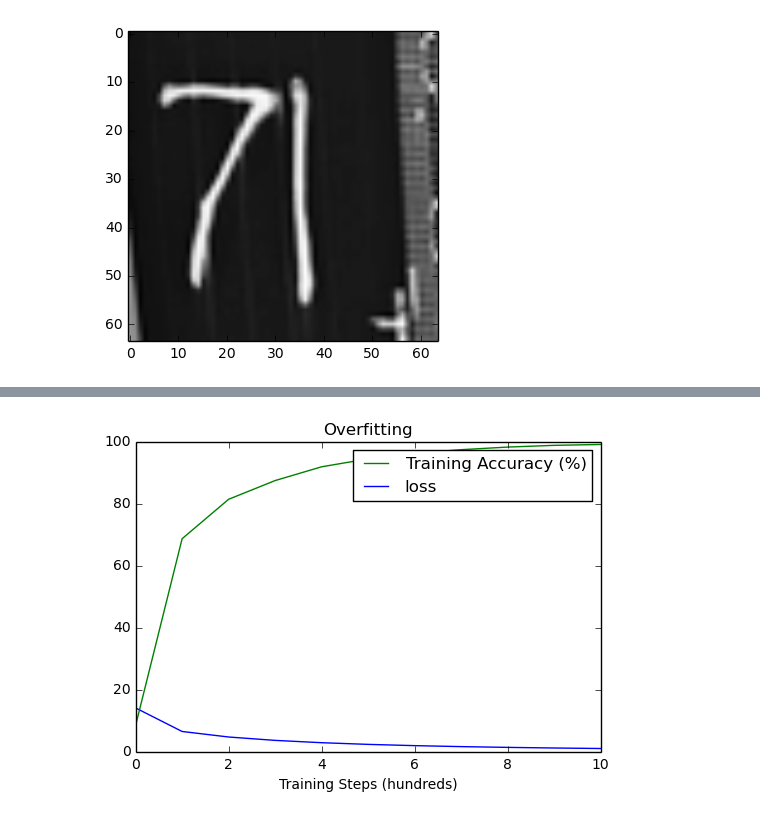
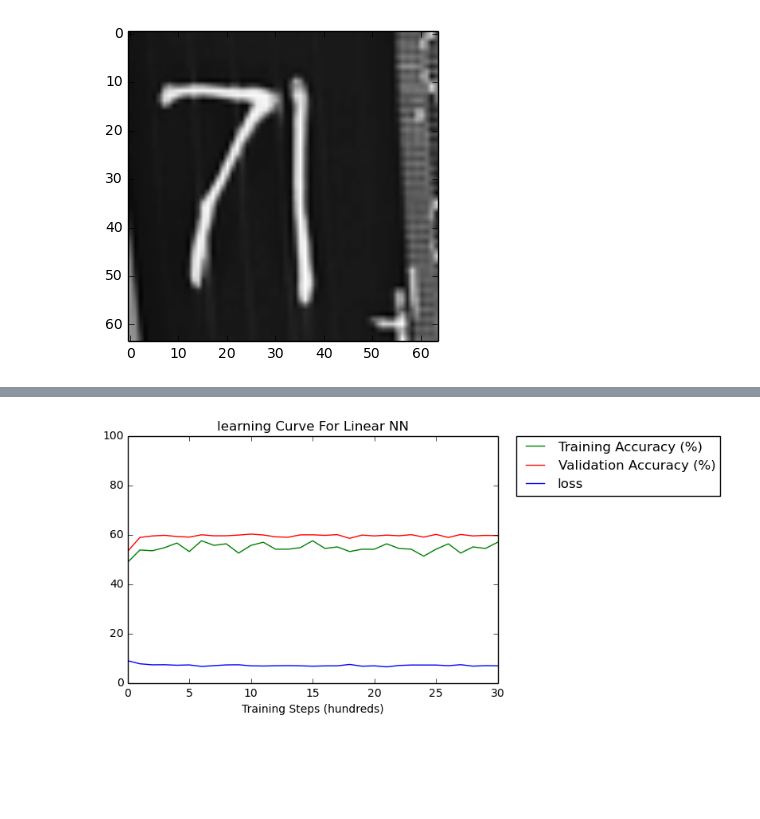
Before and after one commit to charlescc9/deep-learning-image-classification, a Jupyter notebook: svhn_large.ipynb, the cells around one changed output, grey strips where cells are left out. Drawn from its saved outputs; the diff is of its cells as text; code cells hidden in the pictures; blank space fills up the shorter version.

```diff
--- a/svhn_large.ipynb
+++ b/svhn_large.ipynb
@@ -182,8 +182,10 @@ def accuracy(preds, labels):
 """ LINEAR NEURAL NETWORK """
 
 # Variables
-steps_num = 1001
-subset = 500
+epochs = 10
+batch_size = 64
+steps_num = int(len(train_y) / batch_size * epochs)
+reg_constant = 5e-4
 flat_data_size = img_size * img_size * channels_num
 train_accuracies = []
 valid_accuracies = []
@@ -192,19 +194,21 @@ losses = []
 # Graph
 graph = tf.Graph()
 with graph.as_default():
-    # Reshape data
+    # Data
     train_X_flat = train_X.reshape((-1, flat_data_size))
-
-    # Data
-    train_X_tf = tf.placeholder(tf.float32, (subset, flat_data_size))
-    train_y_tf = tf.placeholder(tf.float32, (subset, digits_num, labels_num))
+    valid_X_flat = valid_X.reshape((-1, flat_data_size))
+    test_X_flat = test_X.reshape((-1, flat_data_size))
+    train_X_tf = tf.placeholder(tf.float32, (batch_size, flat_data_size))
+    train_y_tf = tf.placeholder(tf.float32, (batch_size, digits_num, labels_num))
+    valid_X_tf = tf.constant(valid_X_flat)
+    test_X_tf = tf.constant(test_X_flat)
 
     # Weights
-    weights_1 = tf.Variable(tf.truncated_normal((img_size * img_size, labels_num), stddev=0.1))
-    weights_2 = tf.Variable(tf.truncated_normal((img_size * img_size, labels_num), stddev=0.1))
-    weights_3 = tf.Variable(tf.truncated_normal((img_size * img_size, labels_num), stddev=0.1))
-    weights_4 = tf.Variable(tf.truncated_normal((img_size * img_size, labels_num), stddev=0.1))
-    weights_5 = tf.Variable(tf.truncated_normal((img_size * img_size, labels_num), stddev=0.1))
+    weights_1 = tf.Variable(tf.random_normal((img_size * img_size, labels_num), stddev=0.1))
+    weights_2 = tf.Variable(tf.random_normal((img_size * img_size, labels_num), stddev=0.1))
+    weights_3 = tf.Variable(tf.random_normal((img_size * img_size, labels_num), stddev=0.1))
+    weights_4 = tf.Variable(tf.random_normal((img_size * img_size, labels_num), stddev=0.1))
+    weights_5 = tf.Variable(tf.random_normal((img_size * img_size, labels_num), stddev=0.1))
 
     # Biases
     bias_1 = tf.Variable(tf.zeros(labels_num))
@@ -224,13 +228,21 @@ with graph.as_default():
 
     # Logits
     (train_logits_1, train_logits_2, train_logits_3, train_logits_4, train_logits_5) = model(train_X_tf)
+    (valid_logits_1, valid_logits_2, valid_logits_3, valid_logits_4, valid_logits_5) = model(valid_X_tf)
+    (test_logits_1, test_logits_2, test_logits_3, test_logits_4, test_logits_5) = model(test_X_tf)
 
     # Loss
+    regularization = reg_constant * (tf.nn.l2_loss(weights_1) +
+                                     tf.nn.l2_loss(weights_2) +
+                                     tf.nn.l2_loss(weights_3) +
+                                     tf.nn.l2_loss(weights_4) +
+                                     tf.nn.l2_loss(weights_5))
     loss = tf.reduce_mean(tf.nn.softmax_cross_entropy_with_logits(train_logits_1, train_y_tf[:,0,:]) +
                           tf.nn.softmax_cross_entropy_with_logits(train_logits_2, train_y_tf[:,1,:]) +
                           tf.nn.softmax_cross_entropy_with_logits(train_logits_3, train_y_tf[:,2,:]) +
                           tf.nn.softmax_cross_entropy_with_logits(train_logits_4, train_y_tf[:,3,:]) +
-                          tf.nn.softmax_cross_entropy_with_logits(train_logits_5, train_y_tf[:,4,:]))
+                          tf.nn.softmax_cross_entropy_with_logits(train_logits_5, train_y_tf[:,4,:]) +
+                          regularization)
 
     # Optimizer
     optimizer = tf.train.AdamOptimizer().minimize(loss)
@@ -242,33 +254,52 @@ with graph.as_default():
                           tf.nn.softmax(train_logits_4),
                           tf.nn.softmax(train_logits_5)), 1)
 
+    valid_preds = tf.pack((tf.nn.softmax(valid_logits_1),
+                          tf.nn.softmax(valid_logits_2),
+                          tf.nn.softmax(valid_logits_3),
+                          tf.nn.softmax(valid_logits_4),
+                          tf.nn.softmax(valid_logits_5)), 1)
+
+    test_preds = tf.pack((tf.nn.softmax(test_logits_1),
+                         tf.nn.softmax(test_logits_2),
+                         tf.nn.softmax(test_logits_3),
+                         tf.nn.softmax(test_logits_4),
+                         tf.nn.softmax(test_logits_5)), 1)
+
 # Session
-with tf.device('/gpu:0'):
-    with tf.Session(graph=graph) as session:
-        tf.initialize_all_variables().run()
+with tf.Session(graph=graph) as session:
+    tf.initialize_all_variables().run()
 
-        # Train
-        for i in xrange(steps_num):
-            batch_X = train_X_flat[:subset,:]
-            batch_y = train_y[:subset,:]
-            feed_dict = {train_X_tf: batch_X, train_y_tf: batch_y}
-            _, l, preds = session.run([optimizer, loss, train_preds], feed_dict)
+    for i in xrange(steps_num):
+        # Get batch data and labels
+        batch_start = batch_size * i % (train_y.shape[0] - batch_size)
+        batch_end = batch_start + batch_size
+        batch_X = train_X_flat[batch_start:batch_end,:]
+        batch_y = train_y[batch_start:batch_end,:]
+        feed_dict = {train_X_tf: batch_X, train_y_tf: batch_y}
+        _, l, preds = session.run([optimizer, loss, train_preds], feed_dict)
 
-            # Report training accuracy
-            if i % 100 == 0:
-                train_accuracy = accuracy(preds, batch_y)
-                train_accuracies.append(train_accuracy)
-                losses.append(l)
-                print('Step %d: Loss = %.2f, Training accuracy = %.2f%%\n' % (i, l, train_accuracy))
+        # Report validation accuracy
+        if i % 1000 == 0 and i != 0:
+            train_accuracy = accuracy(preds, batch_y)
+            valid_accuracy = accuracy(valid_preds.eval(), valid_y)
+            train_accuracies.append(train_accuracy)
+            valid_accuracies.append(valid_accuracy)
+            losses.append(l)
+            print('Step %d: Loss = %.2f, Training accuracy = %.2f%%, Validation accuracy = %.2f%%\n'
+                  % (i, l, train_accuracy, valid_accuracy))
 
-# Plot training graph to access under/overfitting
+    print('Test set accuracy = %.2f%%' % accuracy(test_preds.eval(), test_y))
+
+# Plot training graph to access performance
 l, = plt.plot(losses)
 ta, = plt.plot(train_accuracies)
+va, = plt.plot(valid_accuracies)
 plt.xlabel('Training Steps (hundreds)')
 plt.ylim(0, 100)
-plt.xlim(0, 10)
-plt.title('Overfitting')
-plt.legend([ta, l], ['Training Accuracy (%)', 'loss'],
+plt.xlim(0, 30)
+plt.title('learning Curve For Linear NN')
+plt.legend([ta, va, l], ['Training Accuracy (%)', 'Validation Accuracy (%)', 'loss'],
            bbox_to_anchor=(1.05, 1), loc=2, borderaxespad=0.)
 plt.show()
 # %% [output]
@@ -292,2 +323,2 @@ Step 1000: Loss = 0.97, Training accuracy = 99.04%
-[figure, old version]
+[figure, new version]
 # %%
```
Also changed, not shown: parts of 4 cells of this notebook.
